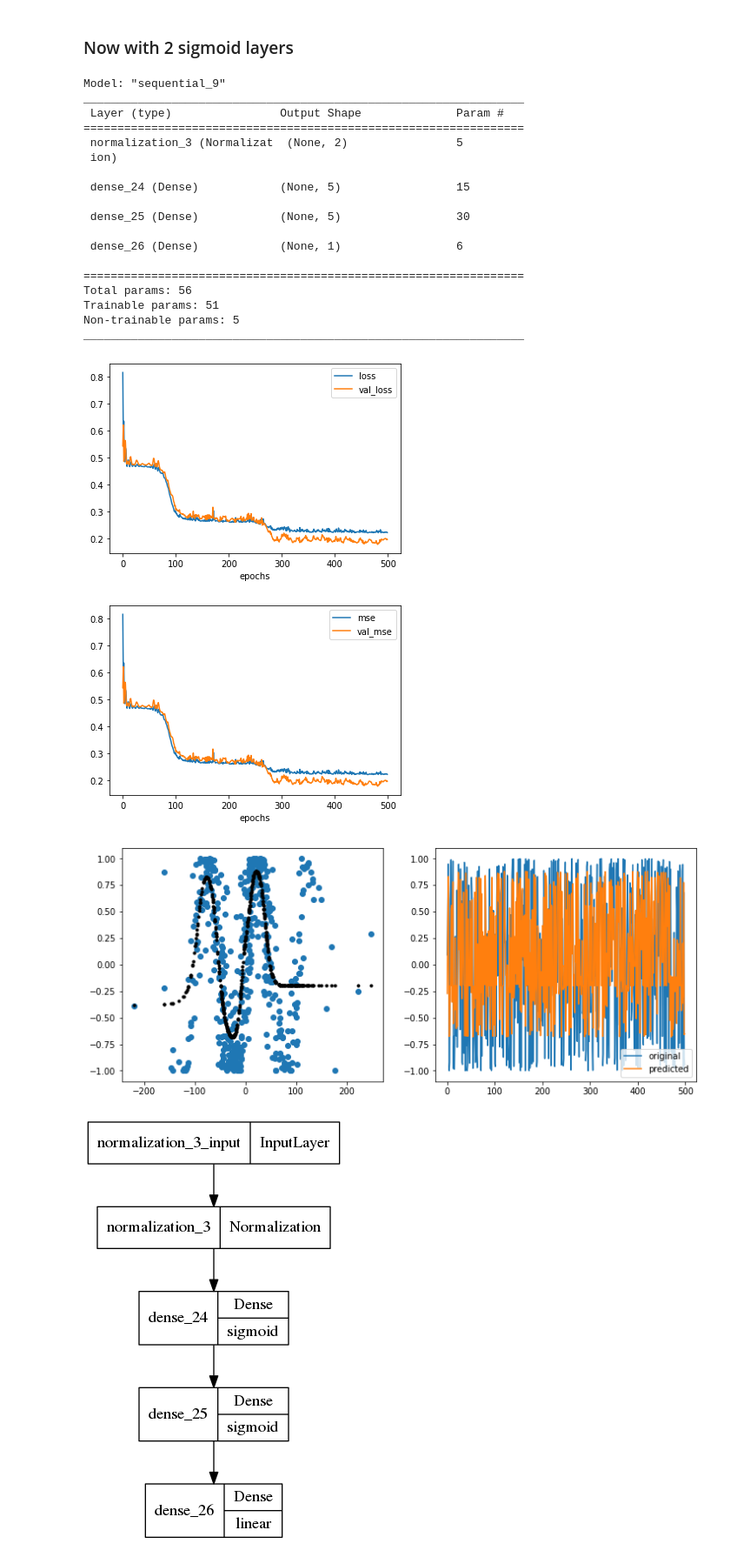
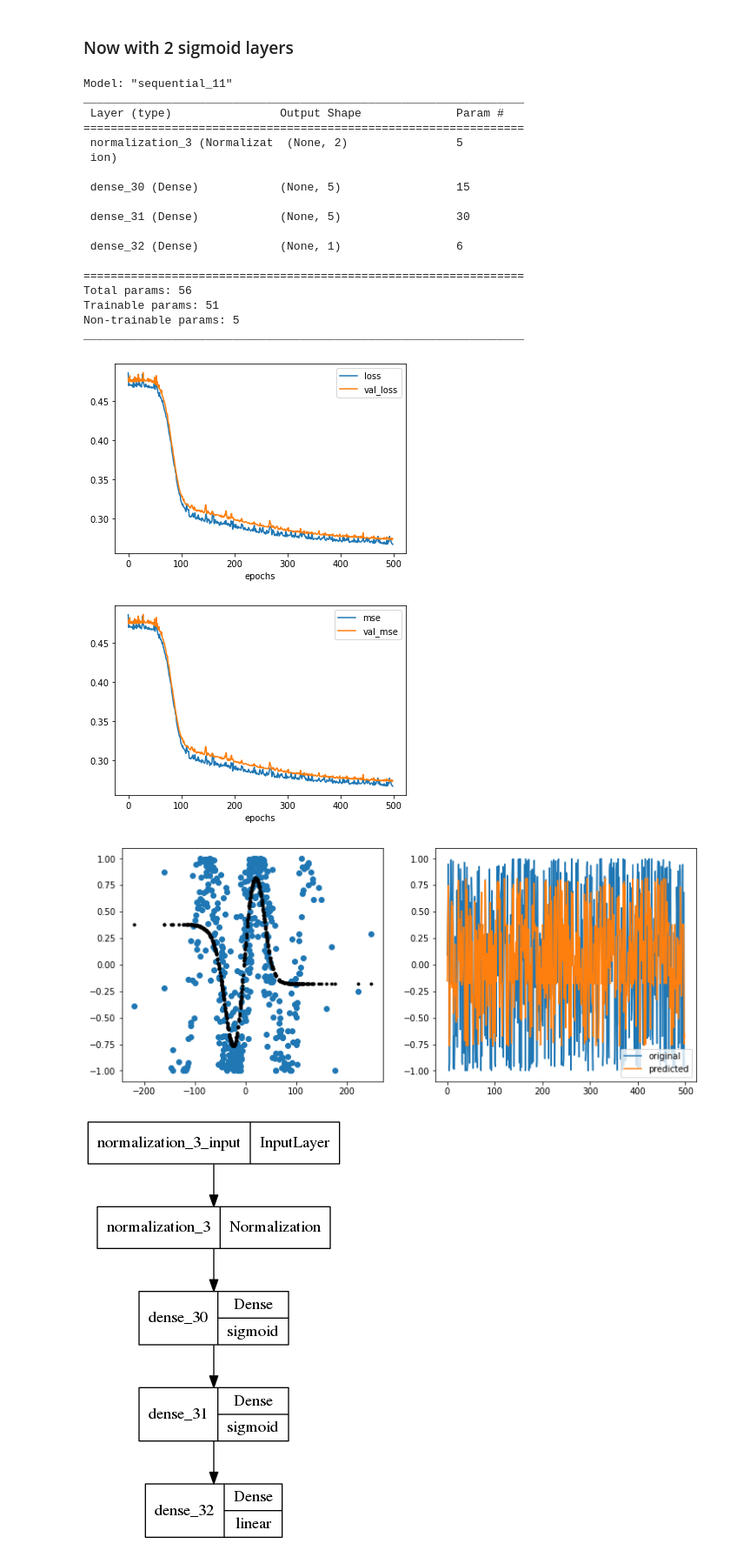
Before and after one commit to NishantBaheti/DeepLearningGuideBook, a Jupyter notebook: notebooks/regression_understanding.ipynb, the cells around one changed output. Shown at 87% size. Saved outputs shown, nothing was run; the diff lists cells and outputs as text; code cells hidden in the pictures.

```diff
--- a/notebooks/regression_understanding.ipynb
+++ b/notebooks/regression_understanding.ipynb
@@ -8,7 +8,7 @@ from sklearn.datasets import make_regression
 import seaborn as sns
 from mpl_toolkits import mplot3d
 # %%
-X, y = make_regression(n_features=1,noise=50,random_state=42,bias=100)
+X, y = make_regression(n_features=1,noise=30,random_state=42,bias=100)
 # %%
 df = pd.DataFrame(np.hstack((X,y.reshape(-1,1))),columns=['x1','y'])
 # %%
@@ -715,44 +702,44 @@ model = tf.keras.Sequential([
 model.summary()
 
 model.compile(
-    optimizer=tf.optimizers.Adam(learning_rate=0.1),
+    optimizer=tf.optimizers.Adam(learning_rate=0.01),
     loss=['mse'],
     metrics=['mse']
 )
 
 history = model.fit(df[['x0','x1']], df.y, epochs=500, \
-                    batch_size=300, verbose=0, validation_split = 0.3)
+                    batch_size=32, verbose=0, validation_split = 0.3)
 
 history_metrics = pd.DataFrame(history.history)
 history_metrics['epochs'] = history.epoch
 history_metrics.plot(x='epochs',y=['loss','val_loss'])
 history_metrics.plot(x='epochs',y=['mse','val_mse'])
 
 y_hat = model.predict(df[['x0','x1']].values)
 
 plot_regression(df.x1,df.y,y_hat)
 # %% [output]
-Model: "sequential_9"
+Model: "sequential_11"
 _________________________________________________________________
  Layer (type)                Output Shape              Param #
 =================================================================
  normalization_3 (Normalizat  (None, 2)                5
  ion)
 
- dense_24 (Dense)            (None, 5)                 15
+ dense_30 (Dense)            (None, 5)                 15
 
- dense_25 (Dense)            (None, 5)                 30
+ dense_31 (Dense)            (None, 5)                 30
 
- dense_26 (Dense)            (None, 1)                 6
+ dense_32 (Dense)            (None, 1)                 6
 
 =================================================================
 Total params: 56
 Trainable params: 51
 Non-trainable params: 5
 _________________________________________________________________
-[figure, old version]
+[figure, new version]
-[figure, old version]
+[figure, new version]
-[figure, old version]
+[figure, new version]
 # %%
 tf.keras.utils.plot_model(model,show_layer_activations=True)
 # %% [output]
```
Also changed, not shown: parts of 23 cells of this notebook, 1 other file.
